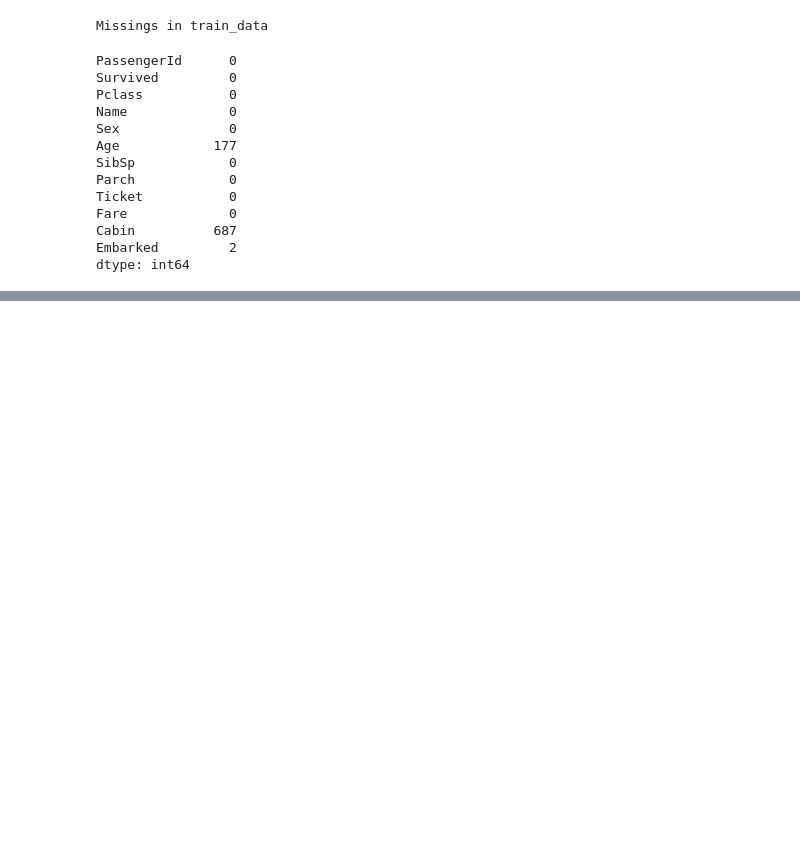
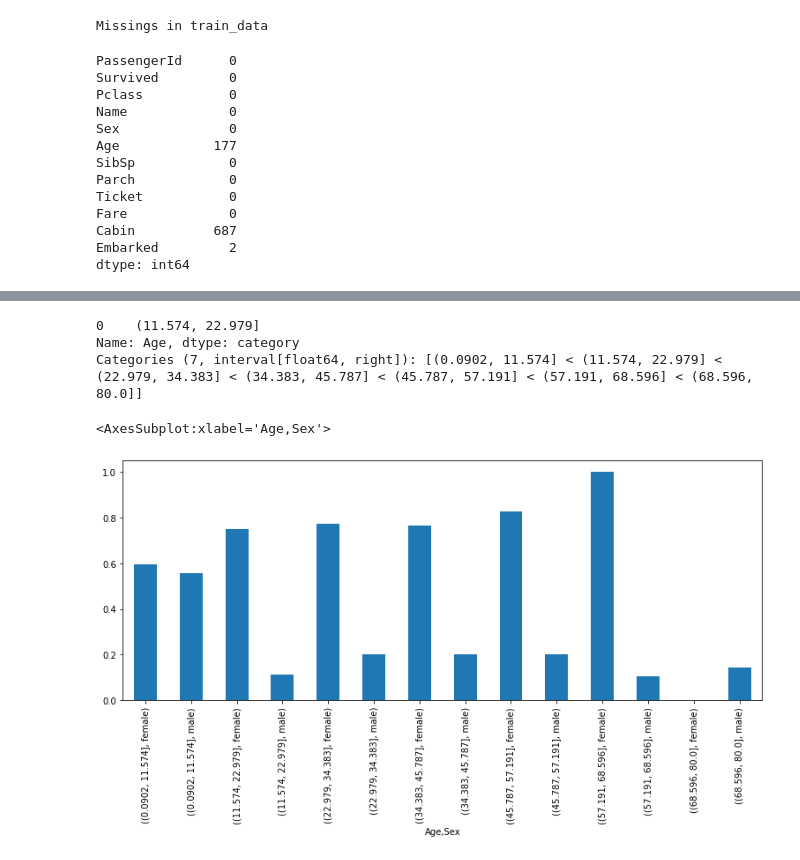
Before and after one commit to RomanRes/titanic, a Jupyter notebook: titanic.ipynb, the cells around one changed output, grey strips where cells are left out. Drawn from its saved outputs; the diff is of its cells as text; code cells hidden in the pictures; blank space fills up the shorter version.

```diff
--- a/titanic.ipynb
+++ b/titanic.ipynb
@@ -65,0 +154,2 @@ df_all.groupby("")
+# %%
+df_all["Fare"] = pd.qcut(df_all["Fare"], 5)
@@ -65,0 +173,13 @@ df_all.groupby("")
+# %%
+df_all["Age"] = pd.cut(df_all["Age"], 7)
+# %%
+df_all["Age"][:1]
+# %% [output]
+0    (11.574, 22.979]
+Name: Age, dtype: category
+Categories (7, interval[float64, right]): [(0.0902, 11.574] < (11.574, 22.979] < (22.979, 34.383] < (34.383, 45.787] < (45.787, 57.191] < (57.191, 68.596] < (68.596, 80.0]]
+# %%
+df_all.groupby(["Age", "Sex"])["Survived"].mean().plot(kind="bar", figsize=(13, 5))
+# %% [output]
+<AxesSubplot:xlabel='Age,Sex'>
+[figure, added]
```
Also changed, not shown: parts of 34 cells of this notebook, 3 other files.
